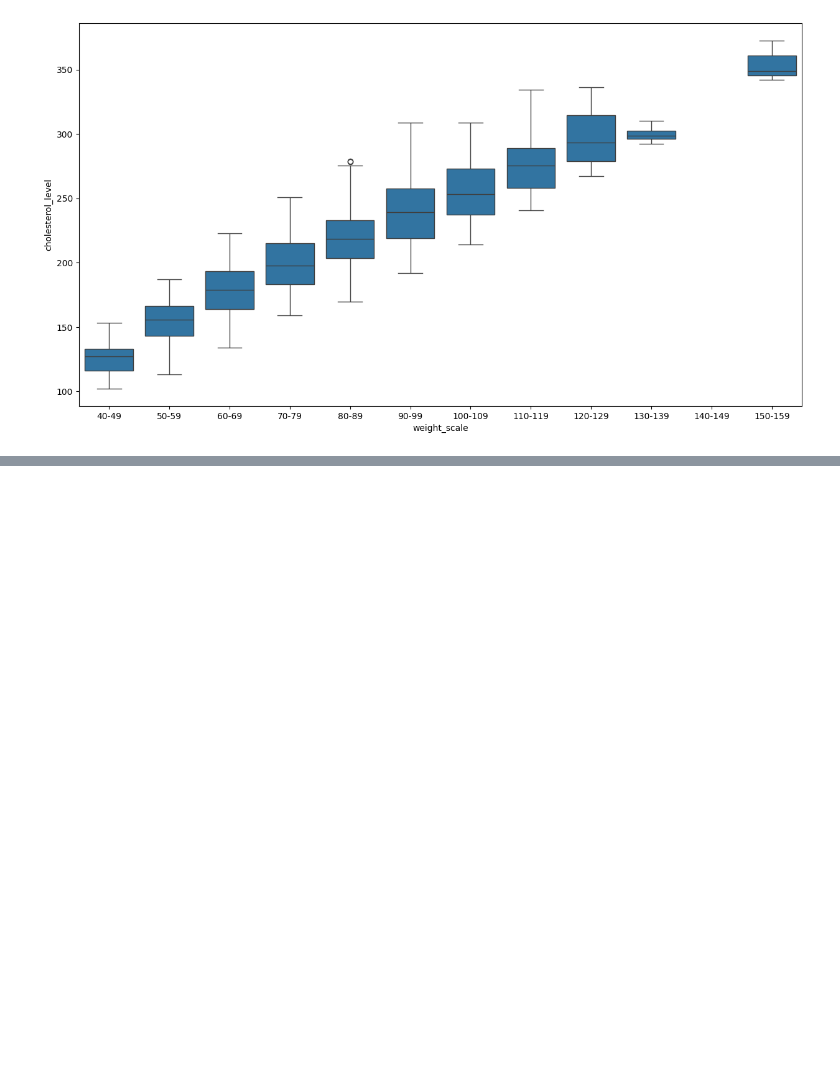
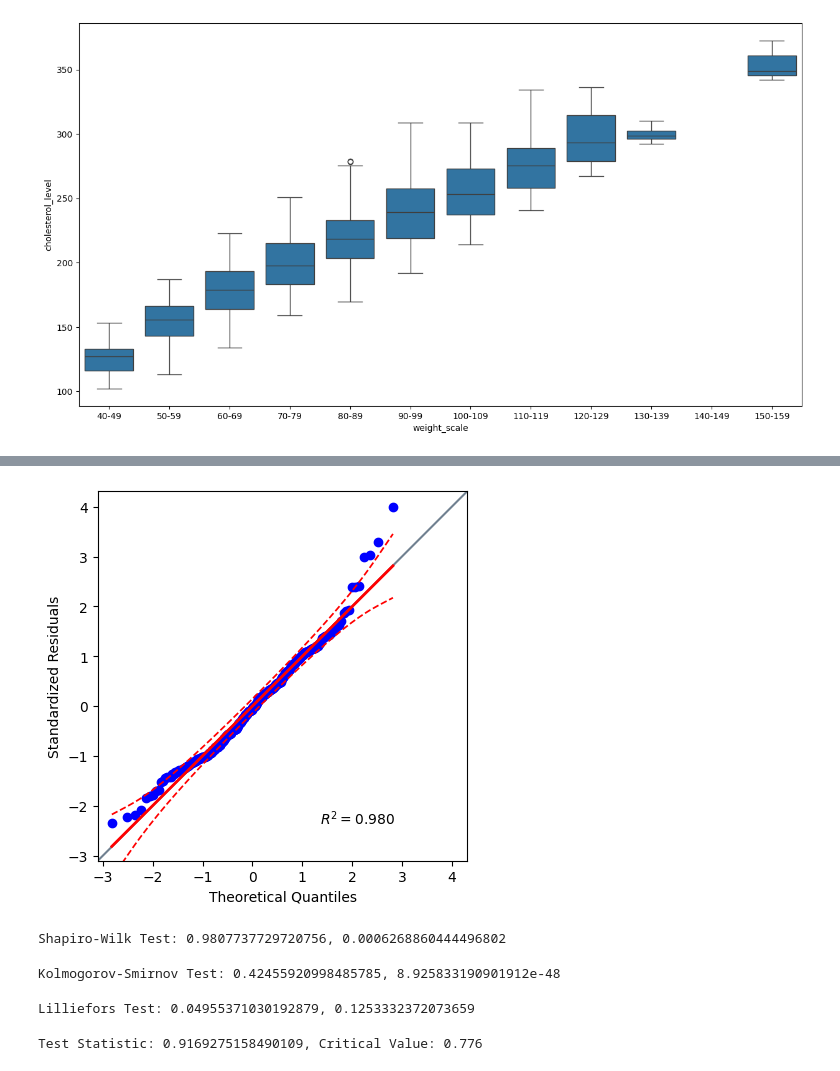
Before and after one commit to zec4o/multiple-linear-regression, a Jupyter notebook: cholesterol_model.ipynb, the cells around one changed output, grey strips where cells are left out. Drawn from its saved outputs; the diff is of its cells as text; code cells hidden in the pictures; blank space fills up the shorter version.

```diff
--- a/cholesterol_model.ipynb
+++ b/cholesterol_model.ipynb
@@ -249,0 +374,38 @@ sns.boxplot(data=df_cholesterol_bucketing, x='weight_scale', y='cholesterol_leve
+# %%
+# Check if the residuals are normally distributed
+# QQ Plot
+import pingouin as pg
+pg.qqplot(residuals_std, dist='norm', confidence=0.95)
+plt.xlabel('Theoretical Quantiles')
+plt.ylabel('Standardized Residuals')
+plt.show()
+# %% [output]
+[figure, added]
+# %%
+# Normality Test
+from scipy.stats import shapiro, kstest, anderson
+from statsmodels.stats.diagnostic import lilliefors, het_goldfeldquandt
+
+# Shapiro-Wilk Test
+stat_shapiro, p_value_shapiro = shapiro(residuals)
+print(f'Shapiro-Wilk Test: {stat_shapiro}, {p_value_shapiro}')
+# %% [output]
+Shapiro-Wilk Test: 0.9807737729720756, 0.0006268860444496802
+# %%
+# Kolmogorov-Smirnov Test
+stat_kstest, p_value_kstest = kstest(residuals, 'norm')
+print(f'Kolmogorov-Smirnov Test: {stat_kstest}, {p_value_kstest}')
+# %% [output]
+Kolmogorov-Smirnov Test: 0.42455920998485785, 8.925833190901912e-48
+# %%
+# Lilliefors Test
+stat_lilliefors, p_value_lilliefors = lilliefors(residuals, dist='norm', pvalmethod='table')
+print(f'Lilliefors Test: {stat_lilliefors}, {p_value_lilliefors}')
+# %% [output]
+Lilliefors Test: 0.04955371030192879, 0.1253332372073659
+# %%
+# Anderson-Darling Test
+stat_anderson, critical_and, significance_and = anderson(residuals, dist='norm')
+print(f'Test Statistic: {stat_anderson}, Critical Value: {critical_and[2]}')
+# %% [output]
+Test Statistic: 0.9169275158490109, Critical Value: 0.776
```
Also changed, not shown: parts of 22 cells of this notebook, 2 other files.
